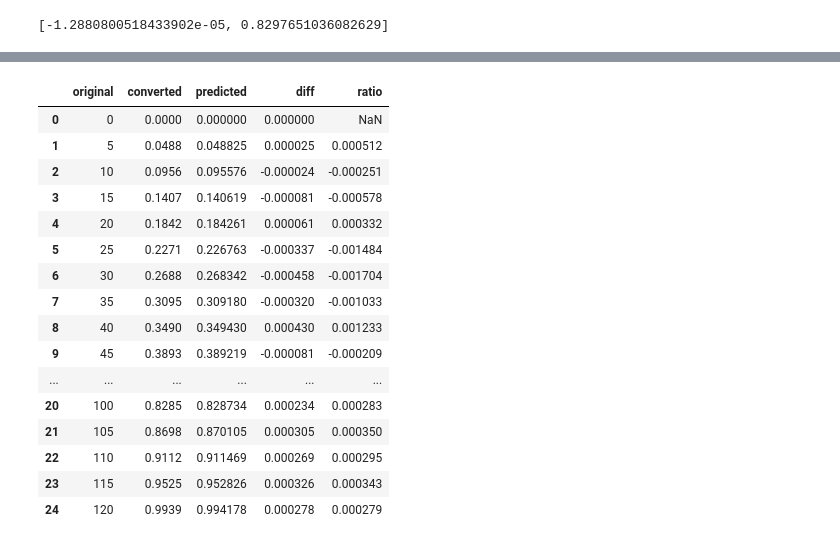
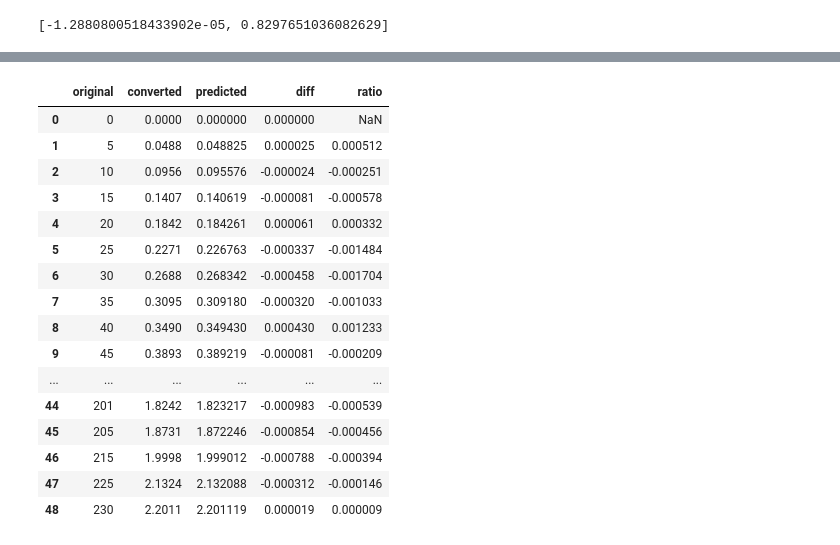
Before and after one commit to ihateyunpan/dhy_tools, a Jupyter notebook: analysis/attack_conversion.ipynb, the cells around one changed output, grey strips where cells are left out. Saved outputs shown, nothing was run; the diff lists cells and outputs as text; code cells hidden in the pictures.

```diff
--- a/analysis/attack_conversion.ipynb
+++ b/analysis/attack_conversion.ipynb
@@ -52,4 +58,5 @@ viz_curve(df['original'], df['coef'])
 # %%
-a = df[df['original'] <= 80]
-b = df[df['original'] >= 80]
+df1 = df[df['original'] <= 80]
+df2 = df[(df['original'] >= 80) & (df['original'] <= 120)]
+df3 = df[df['original'] >= 120]
 # %%
@@ -207,0 +237,14 @@ viz_fit(b['original'], b['coef'], params, lambda x, k, b: k * x + b)
+# %%
+# 拟合指数曲线
+def target_func2(x, a, b, c):
+    return a * (x - b) ** 2 + c
+
+
+def target_func3(x, a, b, c):
+    return a * np.exp((x - 200) / b) + c
+
+
+x = df3['original']
+y = df3['coef']
+params3 = guess_func(x, y, target_func2)
+# params4 = guess_func(x, y, target_func3)
@@ -208,32 +280,34 @@ viz_fit(b['original'], b['coef'], params, lambda x, k, b: k * x + b)
 # %%
 def predictor(x):
     if x < 80:
         return x * (0.002 * np.exp(-x / 40) + 0.008)
-    return x * (-1.2656 * x / 10000000 + 0.0083)
+    if x <= 120:
+        return x * (-1.2656 * x / 10000000 + 0.0083)
+    return (6.7e-8 * (x - 87) ** 2 + 0.0082) * x
 
 
 predictor_vec = np.vectorize(predictor)
 df['predicted'] = predictor_vec(df['original'])
 df['diff'] = df['predicted'] - df['converted']
 df['ratio'] = df['diff'] / df['converted']
 result = df[['original', 'converted', 'predicted', 'diff', 'ratio']]
 display(result)
 result.to_csv('../output_data/prediction.csv', index=False)
 # %% [output]
 |  | original | converted | predicted | diff | ratio |
 | 0 | 0 | 0.0000 | 0.000000 | 0.000000 | NaN |
 | 1 | 5 | 0.0488 | 0.048825 | 0.000025 | 0.000512 |
 | 2 | 10 | 0.0956 | 0.095576 | -0.000024 | -0.000251 |
 | 3 | 15 | 0.1407 | 0.140619 | -0.000081 | -0.000578 |
 | 4 | 20 | 0.1842 | 0.184261 | 0.000061 | 0.000332 |
 | 5 | 25 | 0.2271 | 0.226763 | -0.000337 | -0.001484 |
 | 6 | 30 | 0.2688 | 0.268342 | -0.000458 | -0.001704 |
 | 7 | 35 | 0.3095 | 0.309180 | -0.000320 | -0.001033 |
 | 8 | 40 | 0.3490 | 0.349430 | 0.000430 | 0.001233 |
 | 9 | 45 | 0.3893 | 0.389219 | -0.000081 | -0.000209 |
 | ... | ... | ... | ... | ... | ... |
-| 20 | 100 | 0.8285 | 0.828734 | 0.000234 | 0.000283 |
-| 21 | 105 | 0.8698 | 0.870105 | 0.000305 | 0.000350 |
-| 22 | 110 | 0.9112 | 0.911469 | 0.000269 | 0.000295 |
-| 23 | 115 | 0.9525 | 0.952826 | 0.000326 | 0.000343 |
-| 24 | 120 | 0.9939 | 0.994178 | 0.000278 | 0.000279 |
+| 44 | 201 | 1.8242 | 1.823217 | -0.000983 | -0.000539 |
+| 45 | 205 | 1.8731 | 1.872246 | -0.000854 | -0.000456 |
+| 46 | 215 | 1.9998 | 1.999012 | -0.000788 | -0.000394 |
+| 47 | 225 | 2.1324 | 2.132088 | -0.000312 | -0.000146 |
+| 48 | 230 | 2.2011 | 2.201119 | 0.000019 | 0.000009 |
```
Also changed, not shown: parts of 15 cells of this notebook, 6 other files.
